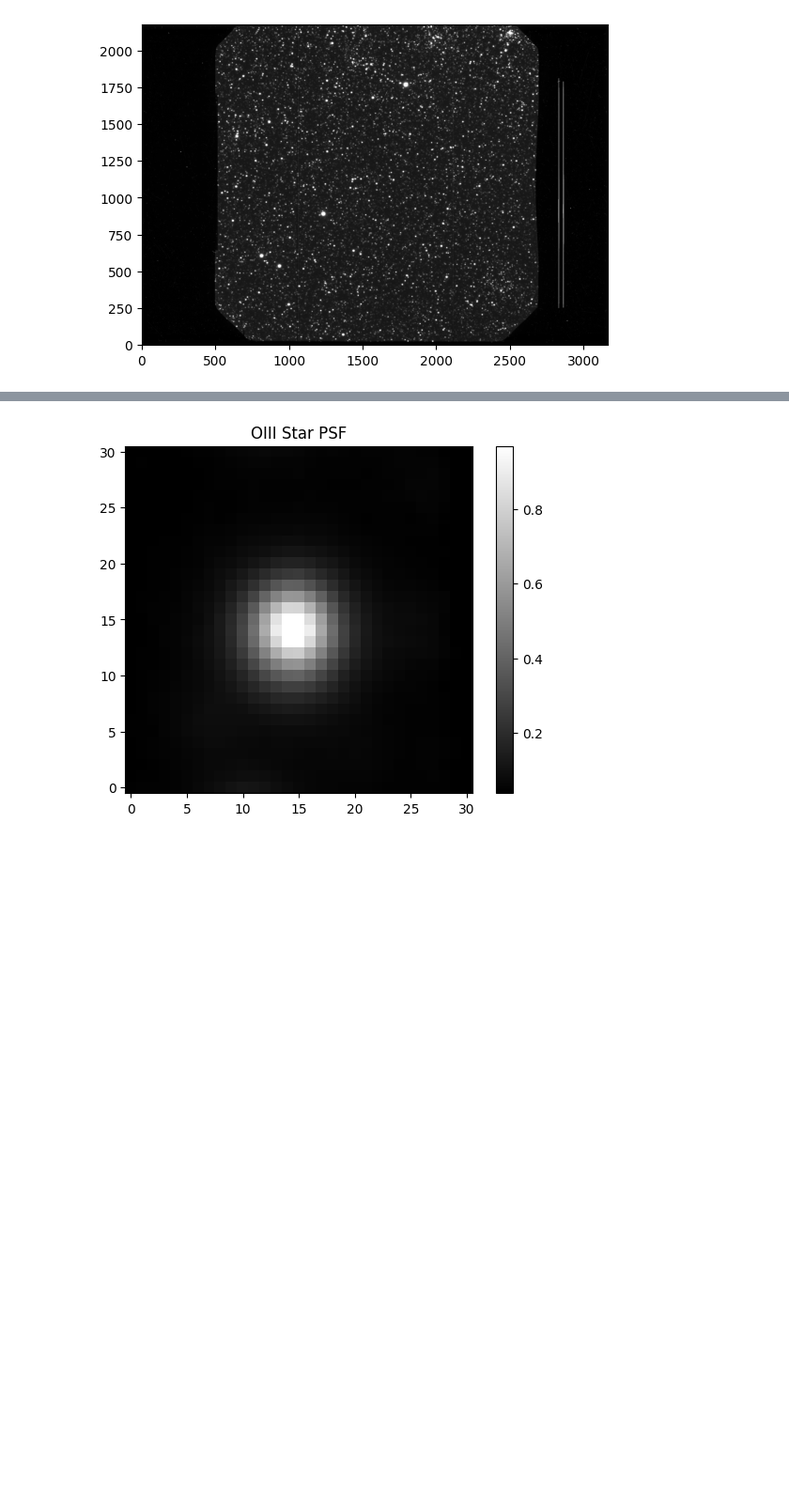
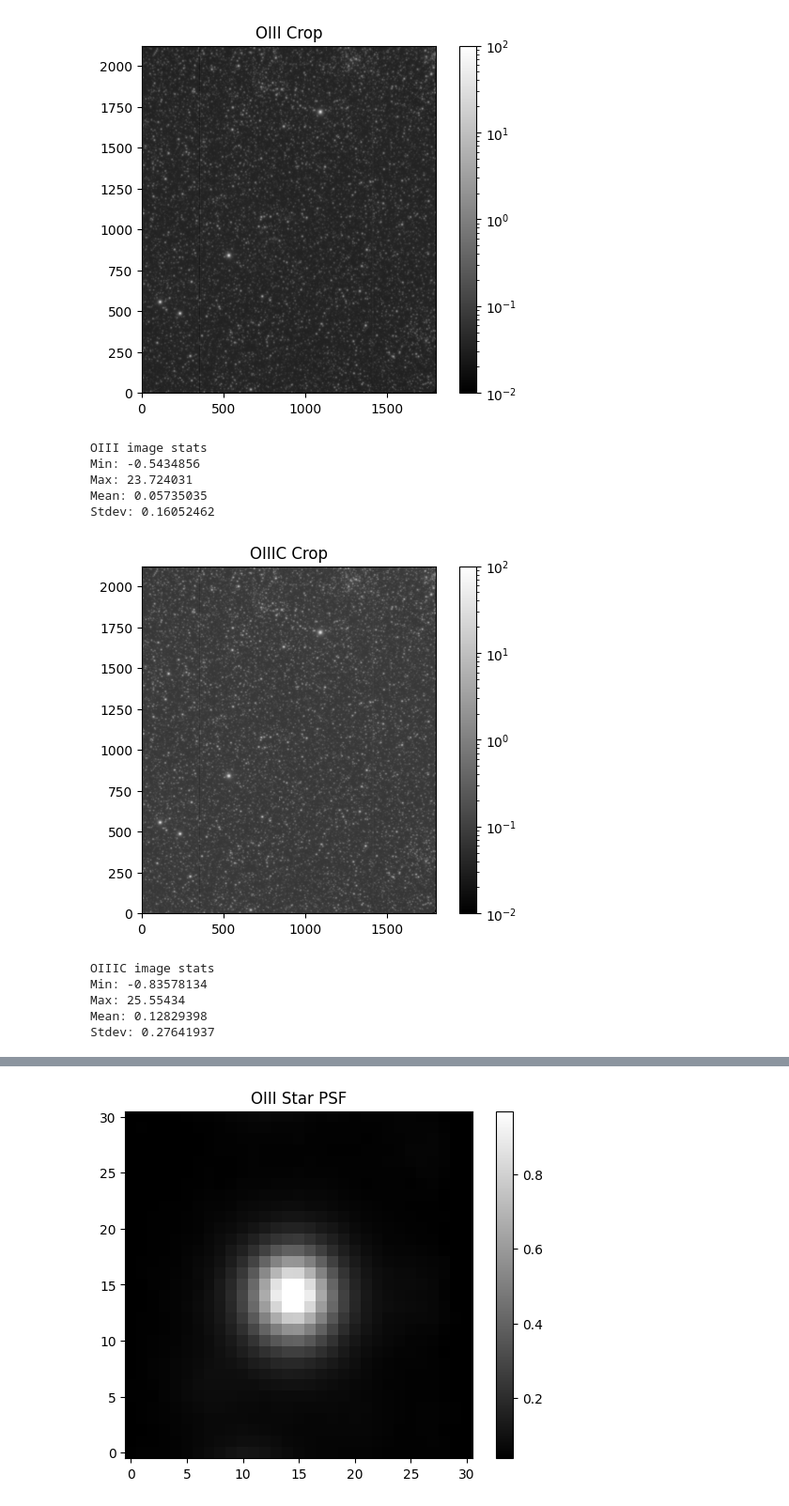
Before and after one commit to pirgalim/SNR-0548-70.4, a Jupyter notebook: psf.ipynb, the cells around one changed output, grey strips where cells are left out. Shown at 94% size. Cells and saved outputs as stored; diff of their text form; code cells hidden in the pictures; blank space fills up the shorter version.

```diff
--- a/psf.ipynb
+++ b/psf.ipynb
@@ -8,13 +13,45 @@ oiii_data = np.asarray(fits.open("images/normalized_OIII.fits")[0].data, dtype=n
 oiiic_data = np.asarray(fits.open("images/aligned_normalized_OIIIC.fits")[0].data, dtype=np.float32)
 # %%
 import matplotlib.pyplot as plt
+from matplotlib.colors import LogNorm
 
-oiiic_crop = oiiic_data
-plt.imshow(oiiic_crop, cmap='gray', origin='lower', vmin=np.percentile(oiiic_crop,1), vmax=np.percentile(oiiic_crop,99.5))
+# plot oiii stars
+oiii_crop = oiii_data[50:, 700:2500]
+plt.imshow(oiii_crop, cmap='gray', origin='lower', norm=LogNorm(1e-2, 1e2))
+plt.colorbar()
+plt.title("OIII Crop")
 plt.show()
 
+# oiii info
+print("OIII image stats")
+print("Min:", np.min(oiii_crop))
+print("Max:", np.max(oiii_crop))
+print("Mean:", np.mean(oiii_crop))
+print("Stdev:", np.std(oiii_crop))
 
-# 1790, 1765 was too bright
-# try 1035, 1102
+# plot oiiic stars
+oiiic_crop = oiiic_data[50:, 700:2500]
+plt.imshow(oiiic_crop, cmap='gray', origin='lower', norm=LogNorm(1e-2, 1e2))
+plt.colorbar()
+plt.title("OIIIC Crop")
+plt.show()
+
+# oiiic info
+print("OIIIC image stats")
+print("Min:", np.min(oiiic_crop))
+print("Max:", np.max(oiiic_crop))
+print("Mean:", np.mean(oiiic_crop))
+print("Stdev:", np.std(oiiic_crop))
 # %% [output]
-[figure, old version]
+[figure, new version]
+OIII image stats
+Min: -0.5434856
+Max: 23.724031
+Mean: 0.05735035
+Stdev: 0.16052462
+[figure, added]
+OIIIC image stats
+Min: -0.83578134
+Max: 25.55434
+Mean: 0.12829398
+Stdev: 0.27641937
```
Also changed, not shown: parts of 26 cells of this notebook, 9 other files.
